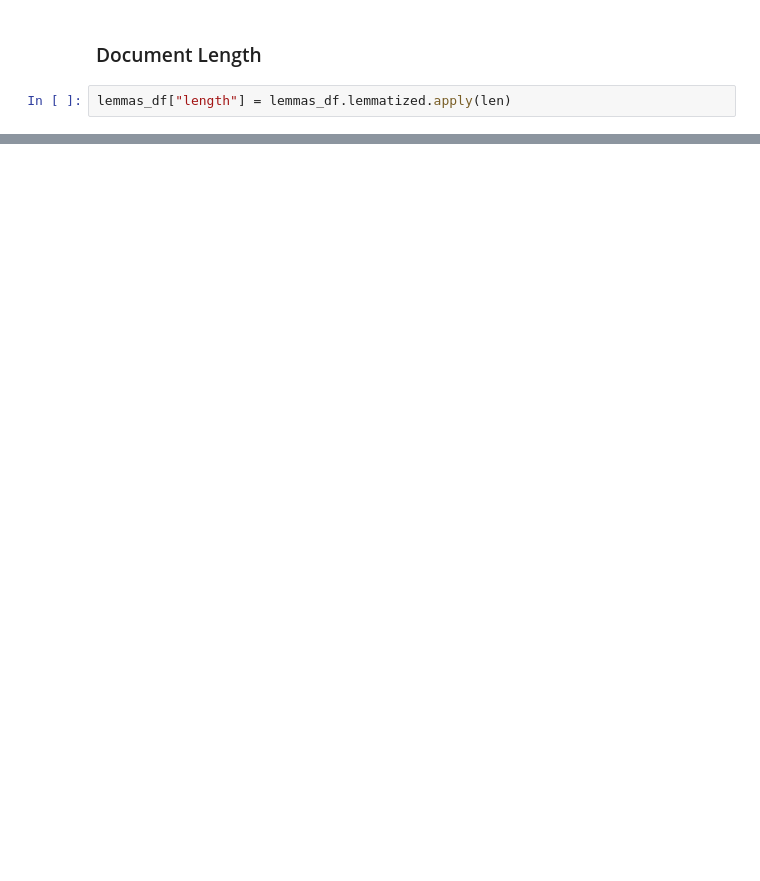
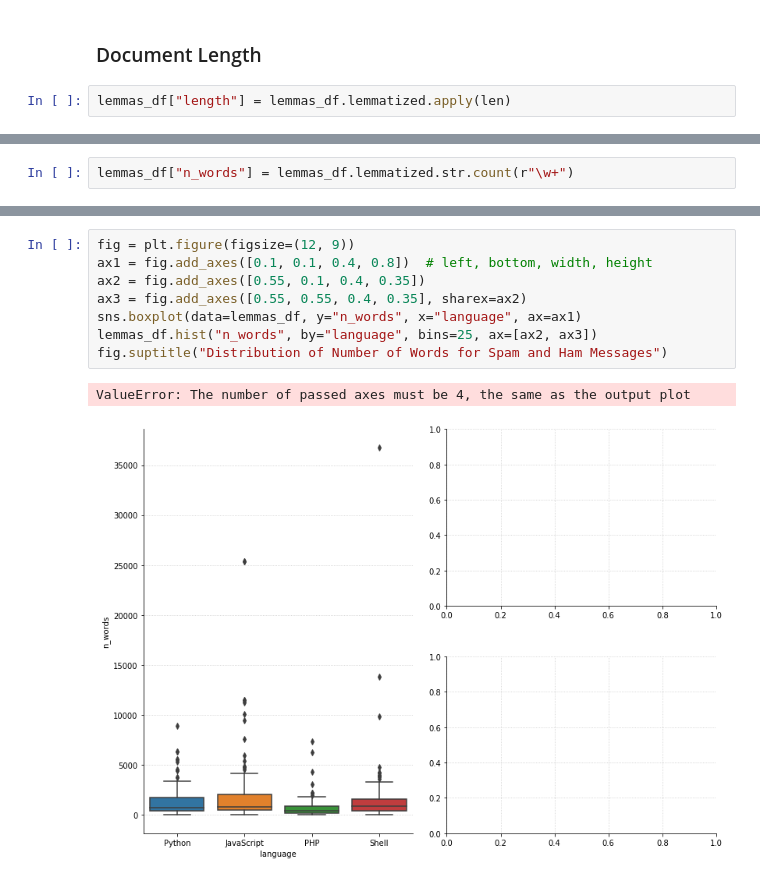
Before and after one commit to cera-amici/github-readme-nlp, a Jupyter notebook: github_readme_nlp.ipynb, the cells around one changed output, grey strips where cells are left out. Saved outputs shown, nothing was run; the diff lists cells and outputs as text; blank space fills up the shorter version.

```diff
--- a/github_readme_nlp.ipynb
+++ b/github_readme_nlp.ipynb
@@ -309,0 +318,2 @@ df.cleaned[74]
+# %%
+lemmas_df["n_words"] = lemmas_df.lemmatized.str.count(r"\w+")
@@ -309,0 +329,11 @@ df.cleaned[74]
+# %%
+fig = plt.figure(figsize=(12, 9))
+ax1 = fig.add_axes([0.1, 0.1, 0.4, 0.8])  # left, bottom, width, height
+ax2 = fig.add_axes([0.55, 0.1, 0.4, 0.35])
+ax3 = fig.add_axes([0.55, 0.55, 0.4, 0.35], sharex=ax2)
+sns.boxplot(data=lemmas_df, y="n_words", x="language", ax=ax1)
+lemmas_df.hist("n_words", by="language", bins=25, ax=[ax2, ax3])
+fig.suptitle("Distribution of Number of Words for Spam and Ham Messages")
+# %% [output]
+ValueError: The number of passed axes must be 4, the same as the output plot
+[figure, added]
```
Also changed, not shown: parts of 20 cells of this notebook.
